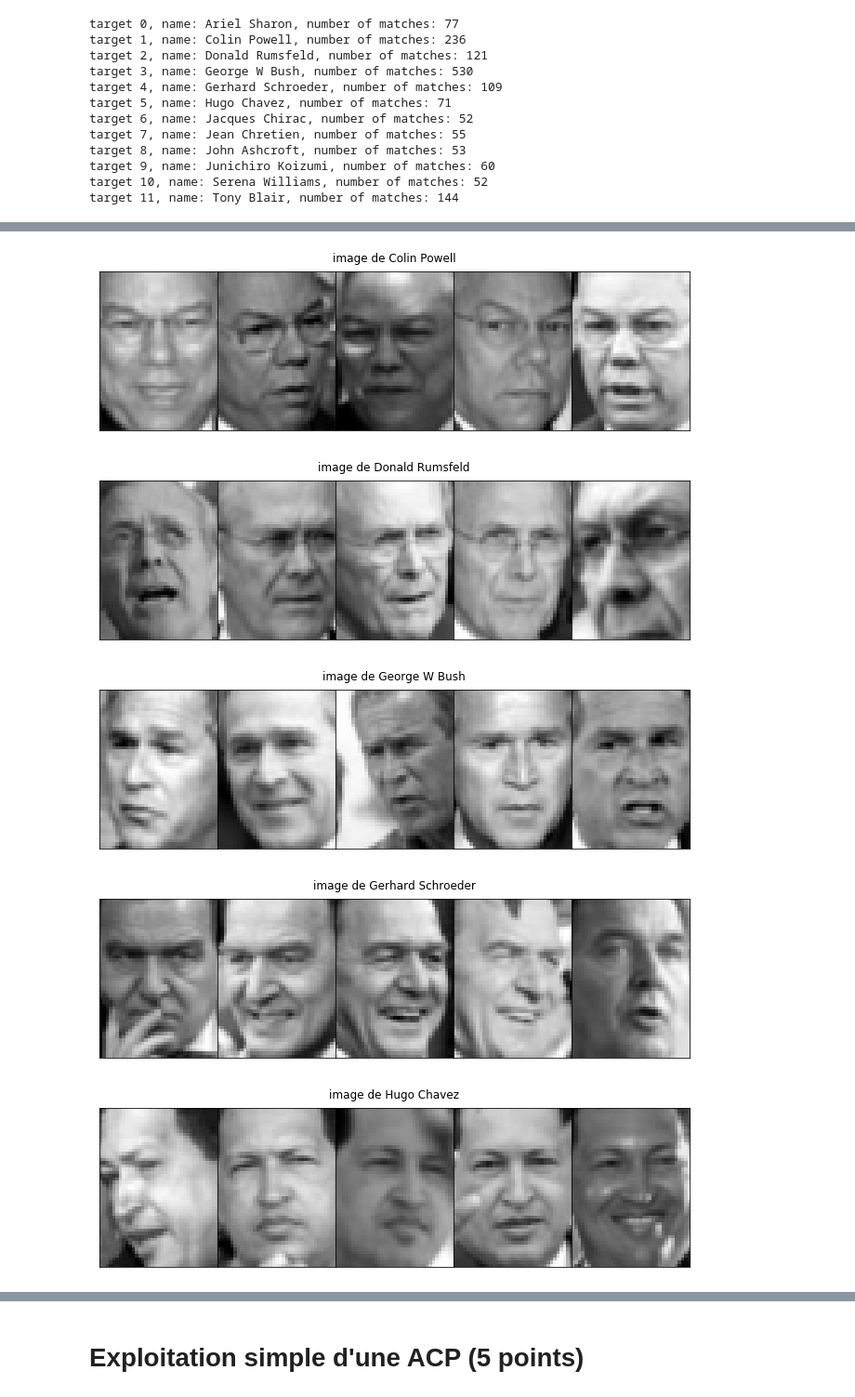
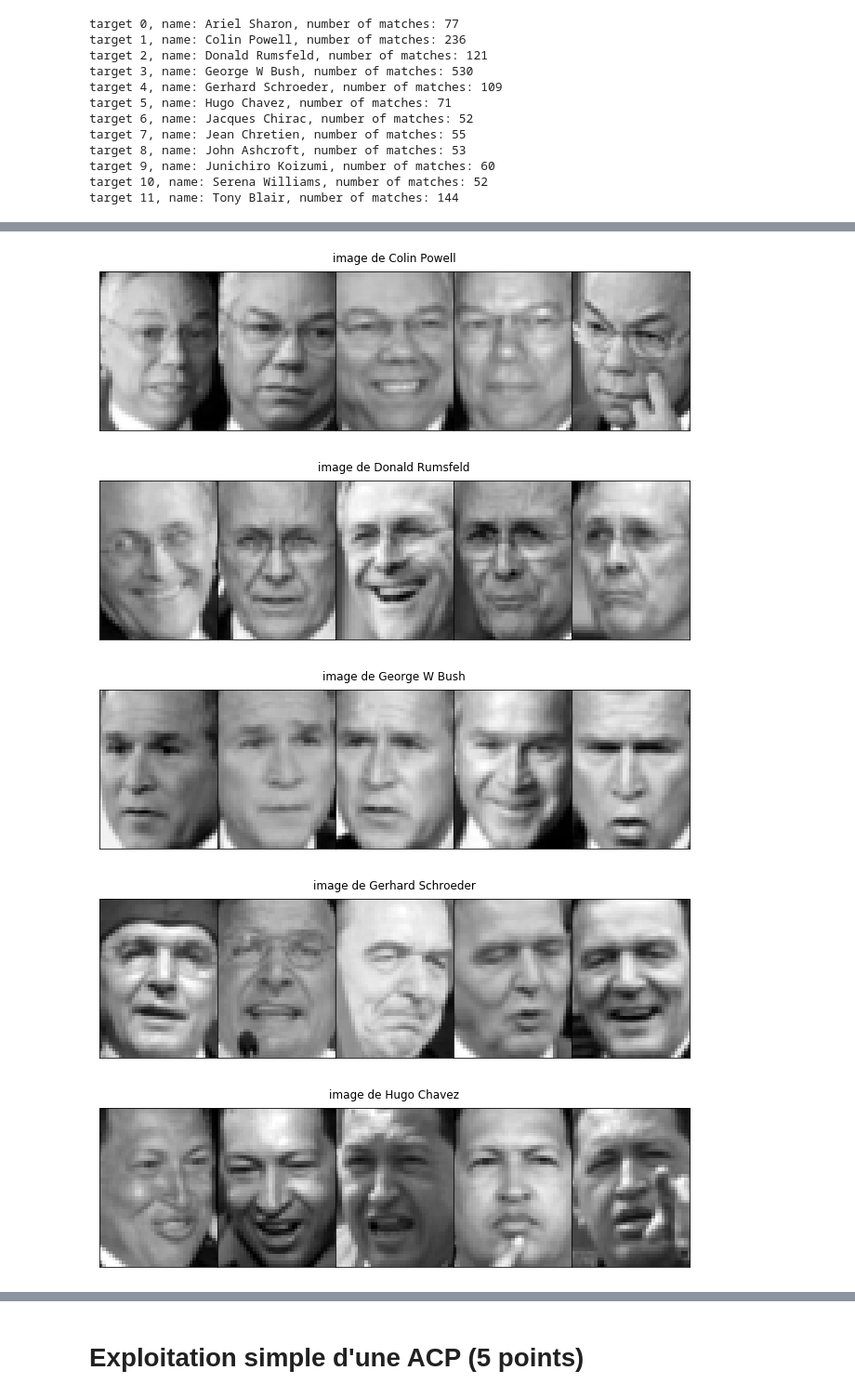
Before and after one commit to campusplage/compte-rendus-bobo_florian__seck_omar, a Jupyter notebook: TP2_sklearn.ipynb, the cells around one changed output, grey strips where cells are left out. Shown at 93% size. Saved outputs shown, nothing was run; the diff lists cells and outputs as text; code cells hidden in the pictures.

```diff
--- a/TP2_sklearn.ipynb
+++ b/TP2_sklearn.ipynb
@@ -256,8 +251,9 @@ def data_persona(x,name,index=False):
     return x.data[d.target==data_index_persona(x,name)]
 
 
-
+import random
 for i in d.target_names:
-  plot_images(data_persona(d,i),f'image de {i}',n_col=5, n_row=1,)
+  k = random.sample(range(len(data_persona(d,i))),10)
+  plot_images(data_persona(d,i)[k],f'image de {i}',n_col=5, n_row=1)
   #On crée une boucle pour afficher pour chaque personnalité présente dans le dataset un set de 5 images différentes.
 # %% [output]
@@ -265,5 +261,5 @@ for i in d.target_names:
-[figure, old version]
+[figure, new version]
-[figure, old version]
+[figure, new version]
-[figure, old version]
+[figure, new version]
-[figure, old version]
+[figure, new version]
-[figure, old version]
+[figure, new version]
```
Also changed, not shown: parts of 9 cells of this notebook.
